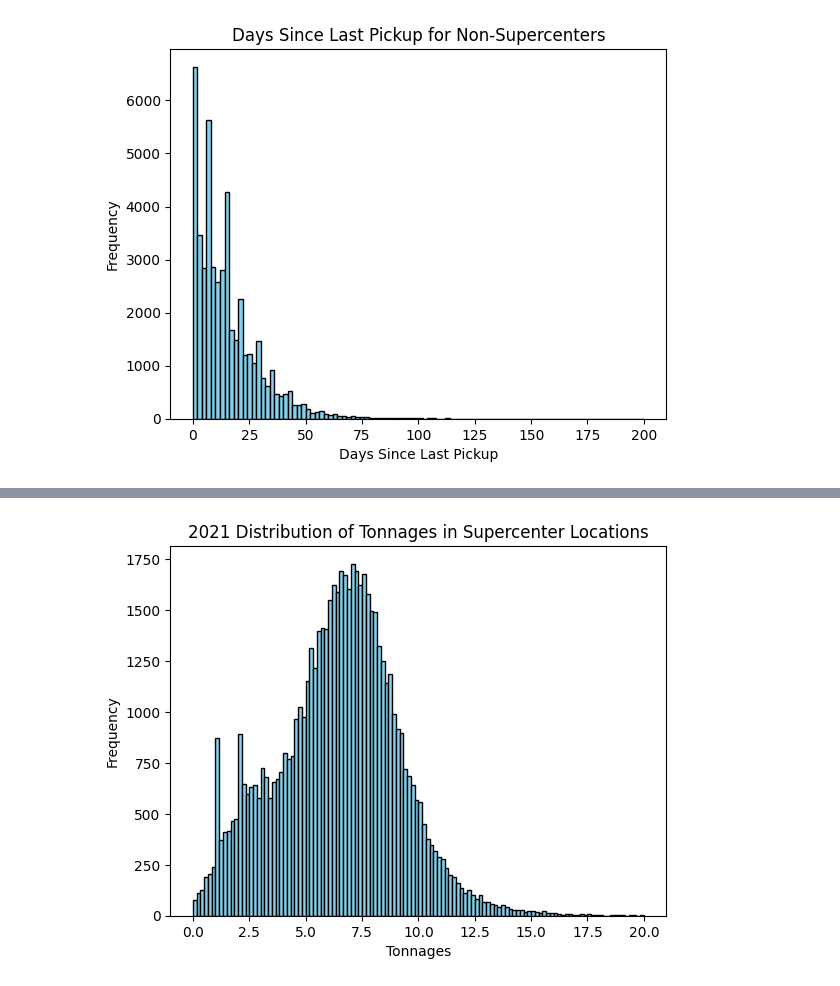
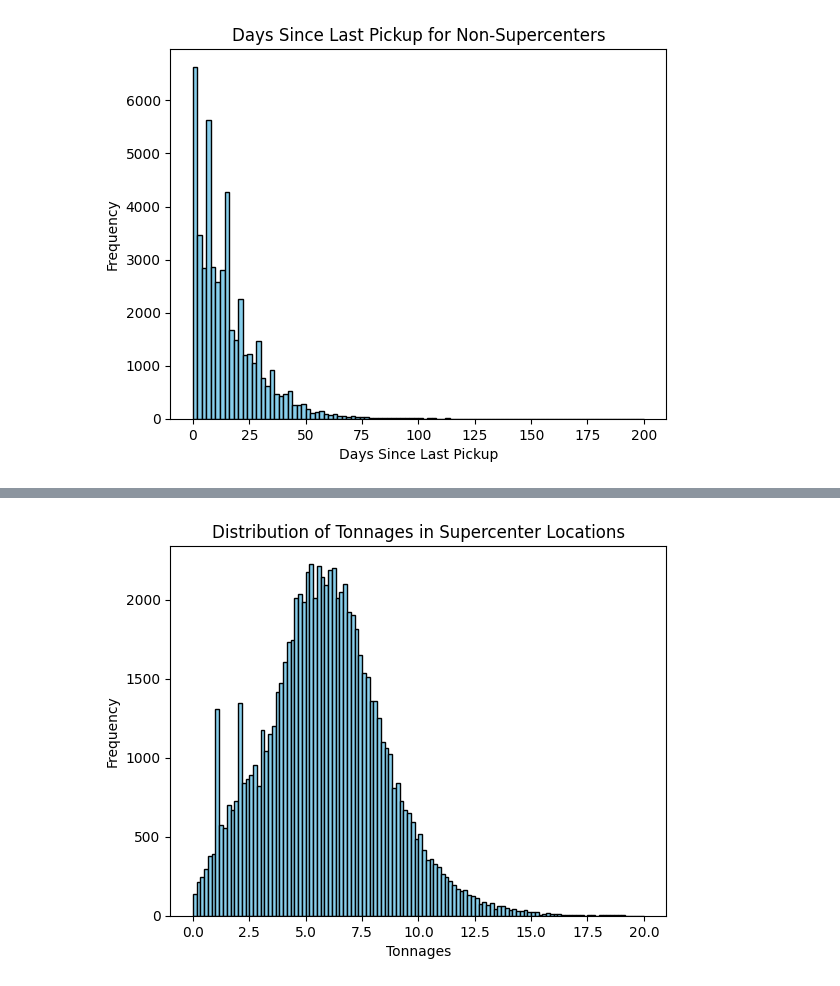
Before and after one commit to jli615/dtxwalmart, a Jupyter notebook: splitting.ipynb, the cells around one changed output, grey strips where cells are left out. Drawn from its saved outputs; the diff is of its cells as text; code cells hidden in the pictures.

```diff
--- a/splitting.ipynb
+++ b/splitting.ipynb
@@ -2,7 +2,7 @@
 import pandas as pd
 import matplotlib.pyplot as plt
 # %%
-df = pd.read_csv('/Users/keon/Desktop/walmart2/dtxwalmart/data/0221_0923_no_franchise_data.csv')
+df = pd.read_csv('/Users/brendankariithi/Desktop/DT Walmart/dtxwalmart/0221_0923_no_franchise_data.csv')
 df.info()
 # %% [output]
 <class 'pandas.core.frame.DataFrame'>
@@ -259,9 +267,9 @@ non_supercenter_23 = non_supercenter_df[non_supercenter_df['Completed Date'].dt.
 # %%
-plt.hist(supercenter_21['Tonnage'], bins=120, range=(0, 20), color='skyblue', edgecolor='black')
+plt.hist(supercenter_22['Tonnage'], bins=120, range=(0, 20), color='skyblue', edgecolor='black')
 plt.xlabel('Tonnages')
 plt.ylabel('Frequency')
-plt.title('2021 Distribution of Tonnages in Supercenter Locations')
+plt.title('Distribution of Tonnages in Supercenter Locations')
 plt.show()
 # %% [output]
-[figure, old version]
+[figure, new version]
 # %%
```
Also changed, not shown: parts of 17 cells of this notebook.
